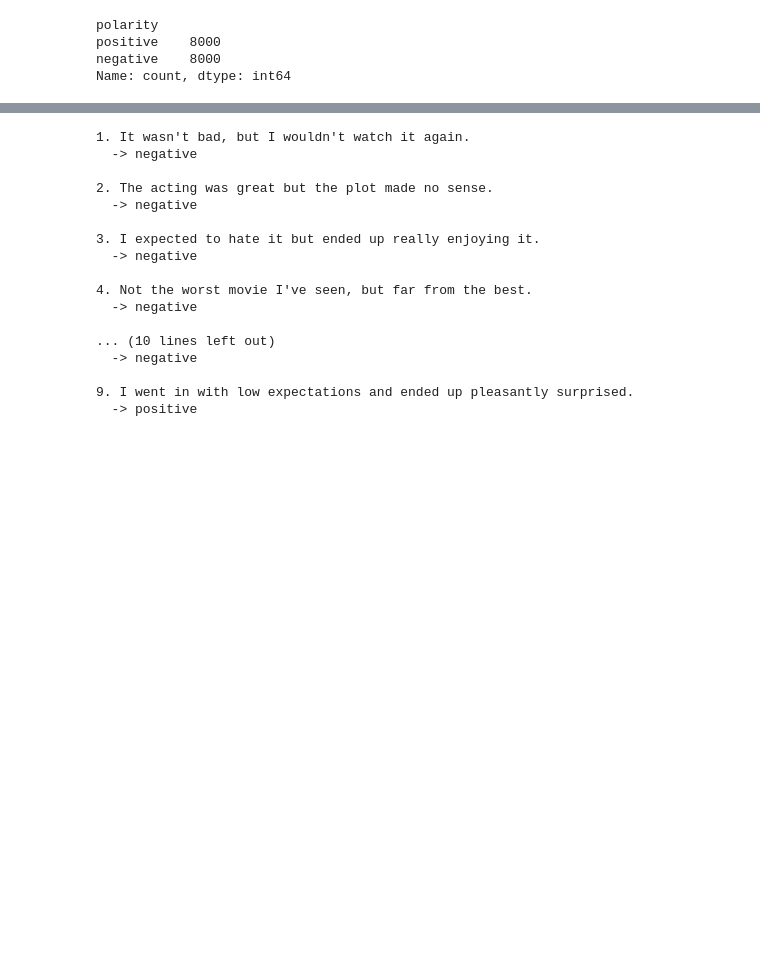
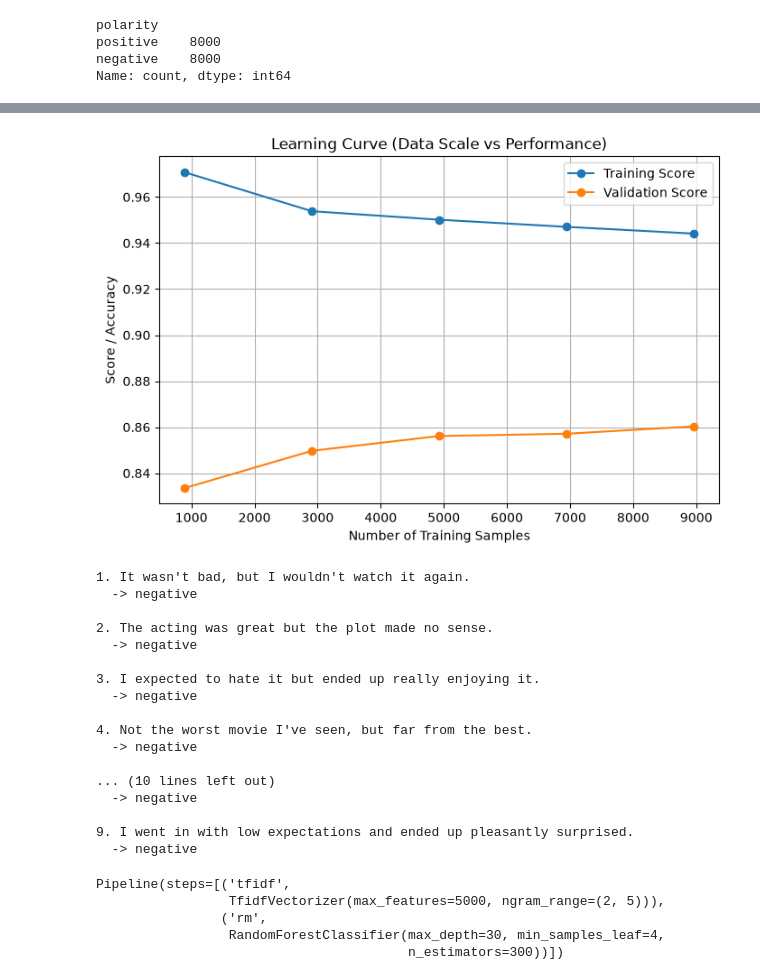
Before and after one commit to SolidGluten/imdb-reviews-sentiment-analysis, a Jupyter notebook: models/random_forest.ipynb, the cells around one changed output, grey strips where cells are left out. Drawn from its saved outputs; the diff is of its cells as text; code cells hidden in the pictures; blank space fills up the shorter version.

```diff
--- a/models/random_forest.ipynb
+++ b/models/random_forest.ipynb
@@ -117,6 +121,9 @@ clean_df['stopword_text'] = clean_df['tokenized_text'].apply(stopword_text)
 
 clean_df['stemmed_text'] = clean_df['stopword_text'].apply(stemming_text)
 clean_df['lemmatized_text'] = clean_df['stopword_text'].apply(lemmatizing_text)
+
+clean_df['stemmed_full_text'] = clean_df['stemmed_text'].apply(to_sentence)
+clean_df['lemmatized_full_text'] = clean_df['lemmatized_text'].apply(to_sentence)
 clean_df['final_full_text'] = clean_df['stopword_text'].apply(to_sentence)
 # %%
 clean_df.head()
@@ -178,8 +160,3 @@ Y = clean_df['polarity'].apply(convert_polarity)
 # %%
 # Random Forest Dataset
-rm_X_train_raw, rm_X_test_raw, rm_Y_train, rm_Y_test = train_test_split(X, Y, test_size=0.3, random_state=42)
-rm_X_train = tfidf_model.fit_transform(rm_X_train_raw)
-rm_X_test = tfidf_model.transform(rm_X_test_raw)
+rm_X_train, rm_X_test, rm_Y_train, rm_Y_test = train_test_split(X, Y, test_size=0.3, random_state=42)
-# %%
-random_forest = RandomForestClassifier(n_estimators=200)
-random_forest.fit(rm_X_train, rm_Y_train)
@@ -200 +242,30 @@ weighted avg       0.88      0.88      0.88      4800
+# %%
+best_pipeline = grid_search.best_estimator_
+
+train_sizes, train_scores, test_scores = learning_curve(
+    estimator=best_pipeline,
+    X=rm_X_train,
+    y=rm_Y_train,
+    train_sizes=np.linspace(0.1, 1.0, 5),
+    cv=5,
+    n_jobs=-1
+)
+
+# Calculate the average score across the 5 CV folds
+train_mean = np.mean(train_scores, axis=1)
+valid_mean = np.mean(test_scores, axis=1)
+
+# Plot the Learning Curve
+plt.figure(figsize=(8, 5))
+plt.plot(train_sizes, train_mean, label='Training Score', marker='o')
+plt.plot(train_sizes, valid_mean, label='Validation Score', marker='o')
+
+plt.xlabel('Number of Training Samples')
+plt.ylabel('Score / Accuracy')
+plt.title('Learning Curve (Data Scale vs Performance)')
+plt.legend()
+plt.grid(True)
+plt.show()
+# %% [output]
+[figure, added]
 # %%
@@ -227,7 +294,7 @@ reviews = [
 ]
 
 for idx, r in enumerate(reviews):
-    label = predict_sentiment(r, random_forest, tfidf_model)
+    label = predict_sentiment(r, grid_search)
     print(f"{idx + 1}. {r}\n  -> {label}\n")
 # %% [output]
 1. It wasn't bad, but I wouldn't watch it again.
@@ -246,4 +313,12 @@ for idx, r in enumerate(reviews):
   -> negative
 
 9. I went in with low expectations and ended up pleasantly surprised.
-  -> positive
+  -> negative
+# %%
+print(best_pipeline)
+# %% [output]
+Pipeline(steps=[('tfidf',
+                 TfidfVectorizer(max_features=5000, ngram_range=(2, 5))),
+                ('rm',
+                 RandomForestClassifier(max_depth=30, min_samples_leaf=4,
+                                        n_estimators=300))])
```
Also changed, not shown: parts of 10 cells of this notebook, 1 other file.
